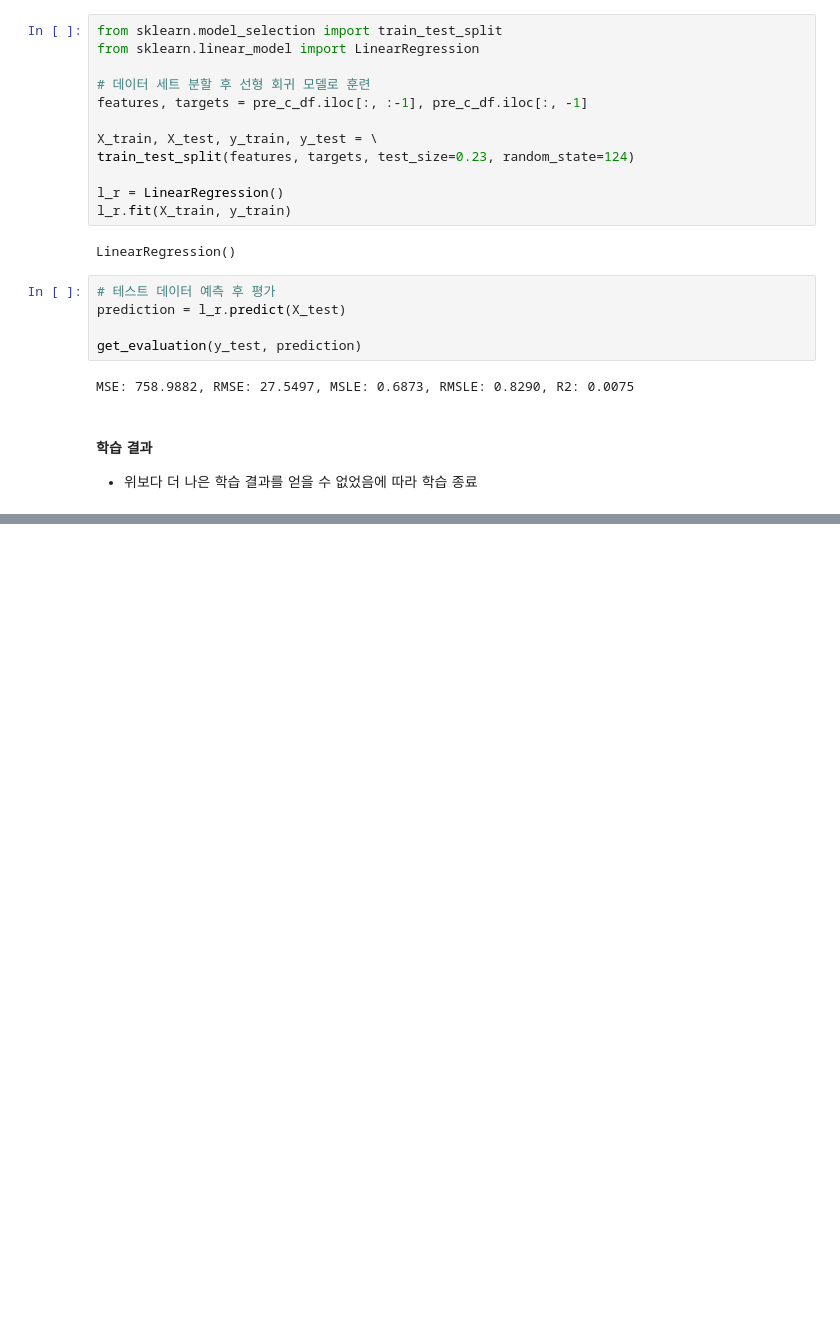
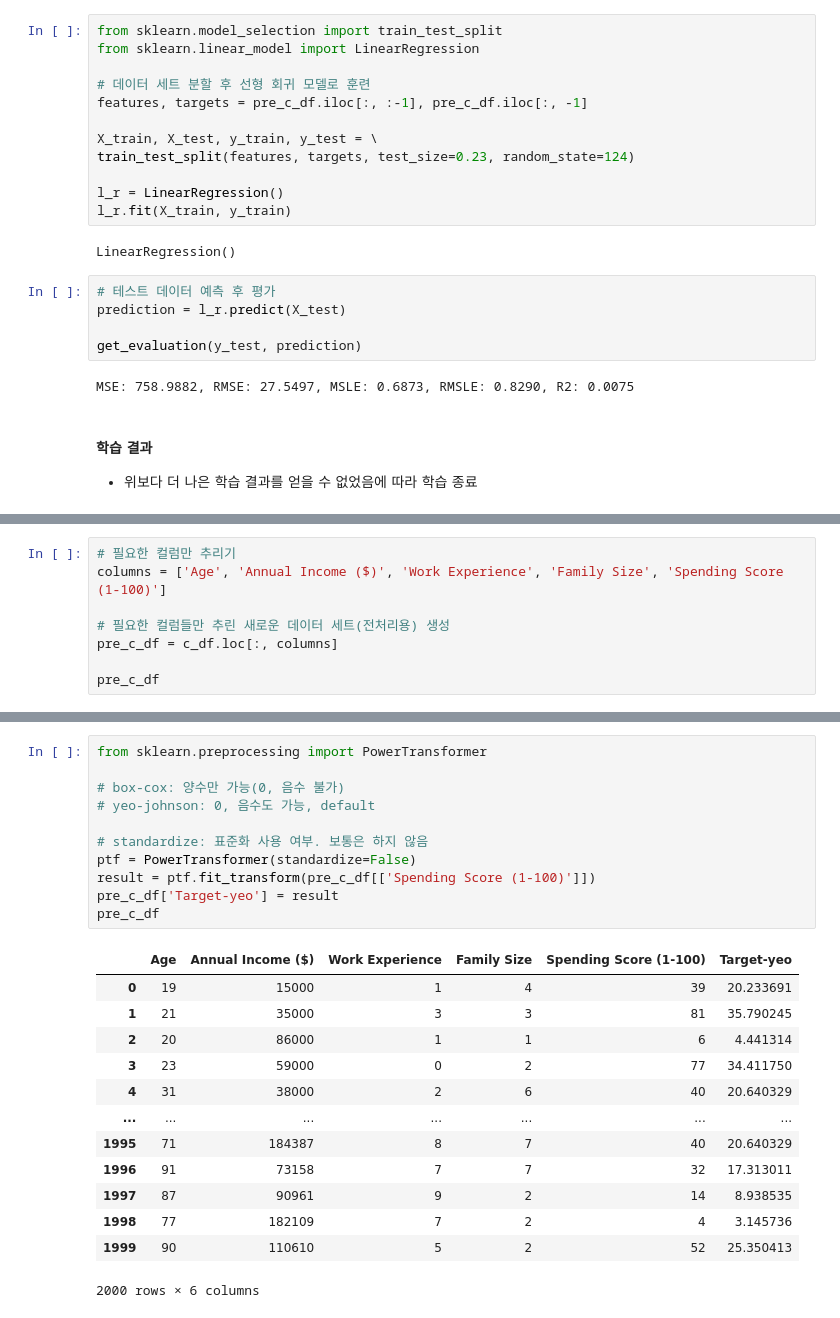
Before and after one commit to NoviceKim/machine-learning, a Jupyter notebook: c_regression/d_OLS_task01.ipynb, the cells around one changed output, grey strips where cells are left out. Cells and saved outputs as stored; diff of their text form; blank space fills up the shorter version.

```diff
--- a/c_regression/d_OLS_task01.ipynb
+++ b/c_regression/d_OLS_task01.ipynb
@@ -1191,0 +1324,8 @@ MSE: 758.9882, RMSE: 27.5497, MSLE: 0.6873, RMSLE: 0.8290, R2: 0.0075
+# %%
+# 필요한 컬럼만 추리기
+columns = ['Age', 'Annual Income ($)', 'Work Experience', 'Family Size', 'Spending Score (1-100)']
+
+# 필요한 컬럼들만 추린 새로운 데이터 세트(전처리용) 생성
+pre_c_df = c_df.loc[:, columns]
+
+pre_c_df
@@ -1191,0 +1346,25 @@ MSE: 758.9882, RMSE: 27.5497, MSLE: 0.6873, RMSLE: 0.8290, R2: 0.0075
+# %%
+from sklearn.preprocessing import PowerTransformer
+
+# box-cox: 양수만 가능(0, 음수 불가)
+# yeo-johnson: 0, 음수도 가능, default
+
+# standardize: 표준화 사용 여부. 보통은 하지 않음
+ptf = PowerTransformer(standardize=False)
+result = ptf.fit_transform(pre_c_df[['Spending Score (1-100)']])
+pre_c_df['Target-yeo'] = result
+pre_c_df
+# %% [output]
+|  | Age | Annual Income ($) | Work Experience | Family Size | Spending Score (1-100) | Target-yeo |
+| 0 | 19 | 15000 | 1 | 4 | 39 | 20.233691 |
+| 1 | 21 | 35000 | 3 | 3 | 81 | 35.790245 |
+| 2 | 20 | 86000 | 1 | 1 | 6 | 4.441314 |
+| 3 | 23 | 59000 | 0 | 2 | 77 | 34.411750 |
+| 4 | 31 | 38000 | 2 | 6 | 40 | 20.640329 |
+| ... | ... | ... | ... | ... | ... | ... |
+| 1995 | 71 | 184387 | 8 | 7 | 40 | 20.640329 |
+| 1996 | 91 | 73158 | 7 | 7 | 32 | 17.313011 |
+| 1997 | 87 | 90961 | 9 | 2 | 14 | 8.938535 |
+| 1998 | 77 | 182109 | 7 | 2 | 4 | 3.145736 |
+| 1999 | 90 | 110610 | 5 | 2 | 52 | 25.350413 |
+2000 rows × 6 columns
```
Also changed, not shown: parts of 11 cells of this notebook, 11 other files.
